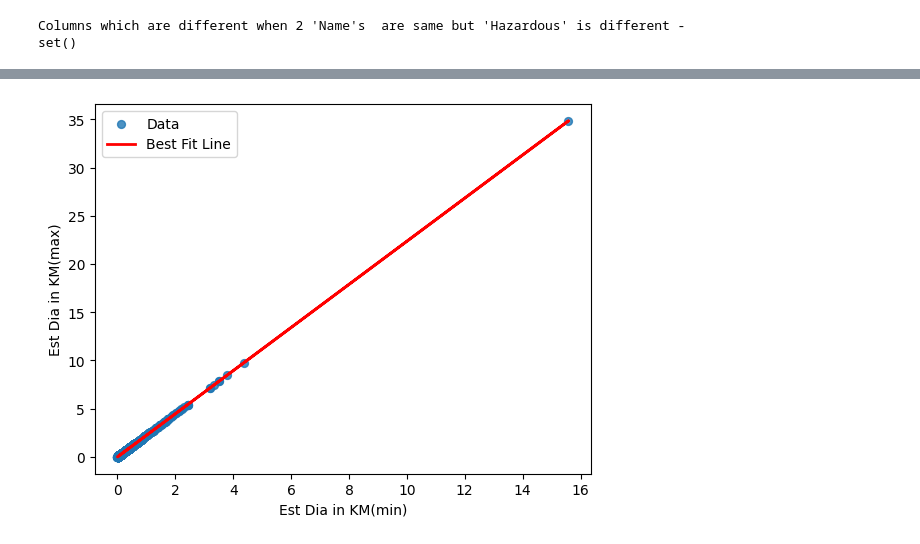
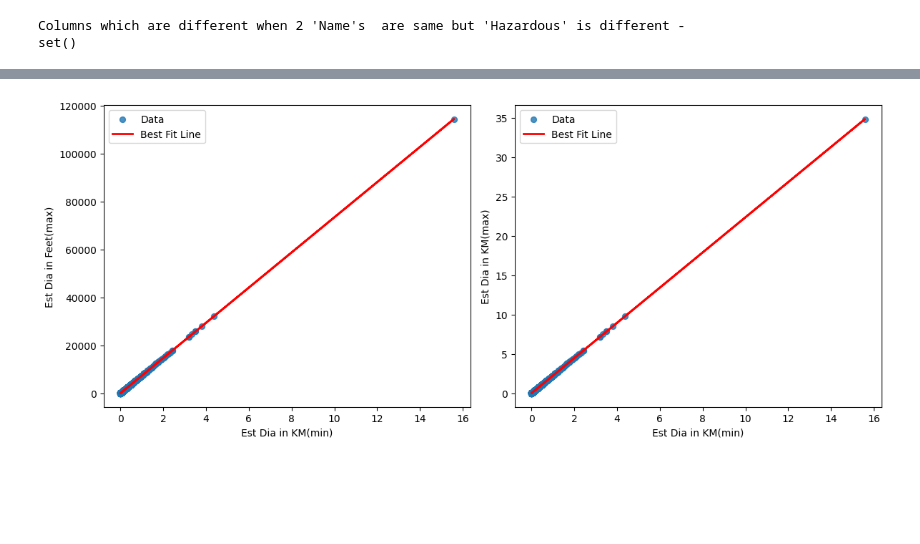
Before and after one commit to PriyanshuRao-code/AI-Lab-Project, a Jupyter notebook: team_24_data_preprocessing.ipynb, the cells around one changed output, grey strips where cells are left out. Drawn from its saved outputs; the diff is of its cells as text; code cells hidden in the pictures; blank space fills up the shorter version.

```diff
--- a/team_24_data_preprocessing.ipynb
+++ b/team_24_data_preprocessing.ipynb
@@ -263,22 +279,37 @@ plt.gca().spines[['top', 'right',]].set_visible(False)
 # %%
-from sklearn.linear_model import LinearRegression
+# Visualization if really the correlation is too high
+X1 = df[['Est Dia in KM(min)']]
+y1 = df[['Est Dia in Feet(max)']]
 
-# Input (X) and Output (Y)
-X = df_new[['Est Dia in KM(min)']]  # Independent variable
-y = df_new['Est Dia in KM(max)']    # Dependent variable
+X2 = df[['Est Dia in KM(min)']]
+y2 = df['Est Dia in KM(max)']
+
+plt.figure(figsize=(12, 5))
 
 # Linear Regression Model
 model = LinearRegression()
-model.fit(X, y)
-
-# Get Slope (Weight) and Intercept
+model.fit(X1, y1)
 
 # Plot Regression Line
-plt.scatter(X, y, s=32, alpha=0.8, label="Data")
-plt.plot(X, model.predict(X), color='red', linewidth=2, label="Best Fit Line")
+plt.subplot(1, 2, 1)
+plt.scatter(X1, y1, s=32, alpha=0.8, label="Data")
+plt.plot(X1, model.predict(X1), color='red', linewidth=2, label="Best Fit Line")
+plt.xlabel('Est Dia in KM(min)')
+plt.ylabel('Est Dia in Feet(max)')
+plt.legend()
+
+model = LinearRegression()
+model.fit(X2, y2)
+
+# Plot Regression Line
+plt.subplot(1, 2, 2)
+plt.scatter(X2, y2, s=32, alpha=0.8, label="Data")
+plt.plot(X2, model.predict(X2), color='red', linewidth=2, label="Best Fit Line")
 plt.xlabel('Est Dia in KM(min)')
 plt.ylabel('Est Dia in KM(max)')
 plt.legend()
+
+plt.tight_layout()
 plt.show()
 # %% [output]
-[figure, old version]
+[figure, new version]
```
Also changed, not shown: parts of 36 cells of this notebook.
